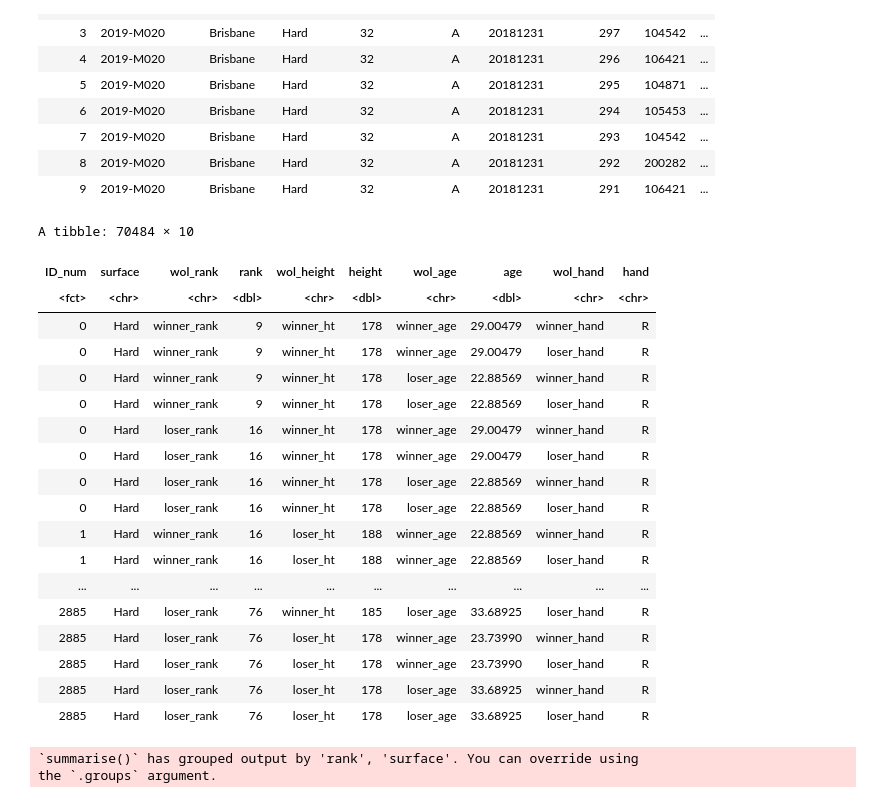
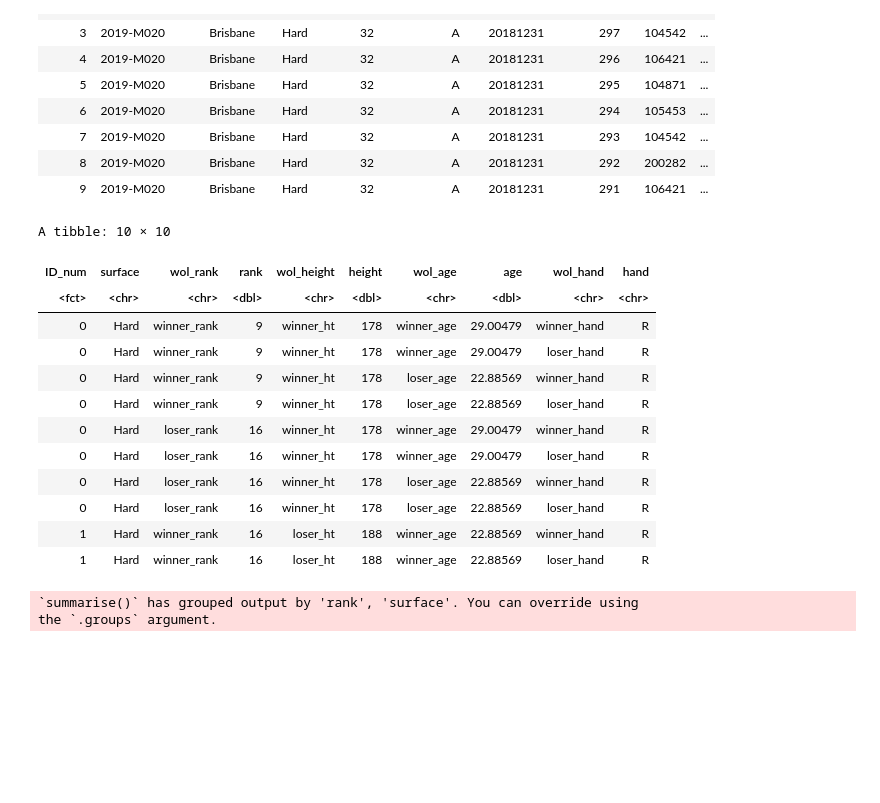
Before and after one commit to KatieSwan/DSCI100_GroupProject, a Jupyter notebook: Project_Proposal.ipynb, the cells around one changed output. Cells and saved outputs as stored; diff of their text form; code cells hidden in the pictures; blank space fills up the shorter version.

```diff
--- a/Project_Proposal.ipynb
+++ b/Project_Proposal.ipynb
@@ -73,41 +56,36 @@ tennis_smaller <- tennis|>
     mutate(ID_num = as_factor(ID_num), winner_hand = as_factor(winner_hand)) # Mutating ID_num and winner_hand into factor columns.
 # Combining winner and loser data into one column:
 tennis_pivot <- tennis_smaller |>
     pivot_longer(cols = c("winner_rank", "loser_rank"),
                      names_to = "wol_rank",
                      values_to = "rank") |>
     pivot_longer(cols = c("winner_ht", "loser_ht"),
                      names_to = "wol_height",
                      values_to = "height") |>
     pivot_longer(cols = c("winner_age", "loser_age"),
                      names_to = "wol_age",
                      values_to = "age") |>
     pivot_longer(cols = c("winner_hand", "loser_hand"),
                      names_to = "wol_hand",
                      values_to = "hand")
+# Filtering all NA datas
 tennis_filtered <- tennis_pivot |>
                     drop_na()
-tennis_filtered # Displaying the top 10 columns.
+head(tennis_filtered, 10) # Displaying the top 10 columns.
 # %% [output]
-A tibble: 70484 × 10
+A tibble: 10 × 10
 | ID_num | surface | wol_rank | rank | wol_height | height | wol_age | age | wol_hand | hand |
 | <fct> | <chr> | <chr> | <dbl> | <chr> | <dbl> | <chr> | <dbl> | <chr> | <chr> |
 | 0 | Hard | winner_rank | 9 | winner_ht | 178 | winner_age | 29.00479 | winner_hand | R |
 | 0 | Hard | winner_rank | 9 | winner_ht | 178 | winner_age | 29.00479 | loser_hand | R |
 | 0 | Hard | winner_rank | 9 | winner_ht | 178 | loser_age | 22.88569 | winner_hand | R |
 | 0 | Hard | winner_rank | 9 | winner_ht | 178 | loser_age | 22.88569 | loser_hand | R |
 | 0 | Hard | loser_rank | 16 | winner_ht | 178 | winner_age | 29.00479 | winner_hand | R |
 | 0 | Hard | loser_rank | 16 | winner_ht | 178 | winner_age | 29.00479 | loser_hand | R |
 | 0 | Hard | loser_rank | 16 | winner_ht | 178 | loser_age | 22.88569 | winner_hand | R |
 | 0 | Hard | loser_rank | 16 | winner_ht | 178 | loser_age | 22.88569 | loser_hand | R |
 | 1 | Hard | winner_rank | 16 | loser_ht | 188 | winner_age | 22.88569 | winner_hand | R |
 | 1 | Hard | winner_rank | 16 | loser_ht | 188 | winner_age | 22.88569 | loser_hand | R |
-| ... | ... | ... | ... | ... | ... | ... | ... | ... | ... |
-| 2885 | Hard | loser_rank | 76 | winner_ht | 185 | loser_age | 33.68925 | loser_hand | R |
-| 2885 | Hard | loser_rank | 76 | loser_ht | 178 | winner_age | 23.73990 | winner_hand | R |
-| 2885 | Hard | loser_rank | 76 | loser_ht | 178 | winner_age | 23.73990 | loser_hand | R |
-| 2885 | Hard | loser_rank | 76 | loser_ht | 178 | loser_age | 33.68925 | winner_hand | R |
-| 2885 | Hard | loser_rank | 76 | loser_ht | 178 | loser_age | 33.68925 | loser_hand | R |
 # %%
 # Groupping by rank, surface, and hand, then finding mean height and age.
 tennis_mean <- tennis_filtered|>
```
Also changed, not shown: parts of 2 cells of this notebook.
